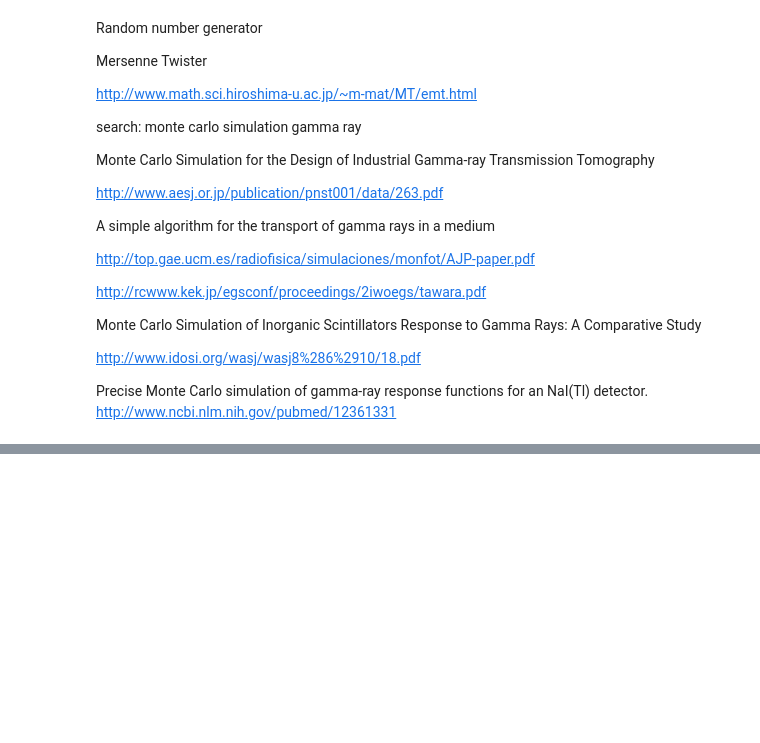
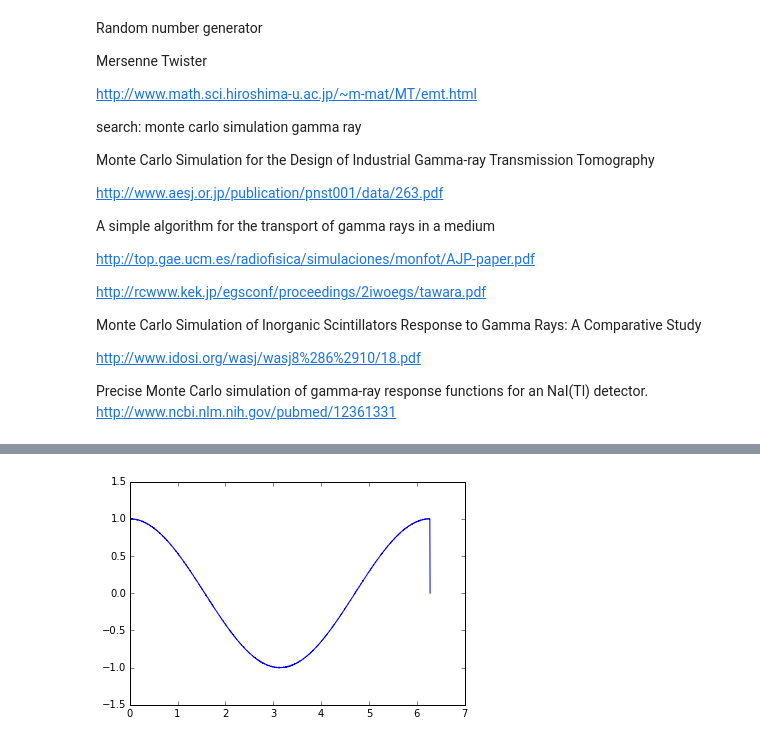
Before and after one commit to lmpizarro/apuntes-python-cientifico, a Jupyter notebook: src/notebooks/cythonBegin.ipynb, the cells around one changed output, grey strips where cells are left out. Saved outputs shown, nothing was run; the diff lists cells and outputs as text; code cells hidden in the pictures; blank space fills up the shorter version.

```diff
--- a/src/notebooks/cythonBegin.ipynb
+++ b/src/notebooks/cythonBegin.ipynb
@@ -139,0 +210,7 @@ http://www.ncbi.nlm.nih.gov/pubmed/12361331
+# %%
+ydiff=np.append(np.diff(y)/0.005,0)
+yxx=np.append(np.diff(ydiff)/0.005,0)
+# %%
+ plt.plot(x,ydiff);
+# %% [output]
+[figure, added]
```
Also changed, not shown: parts of 14 cells of this notebook, 1 other file.
